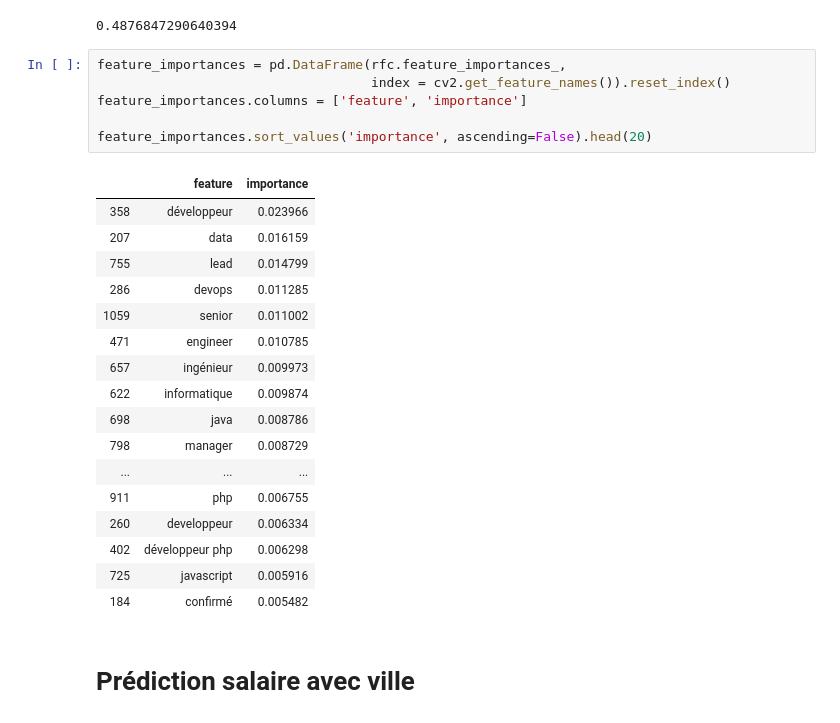
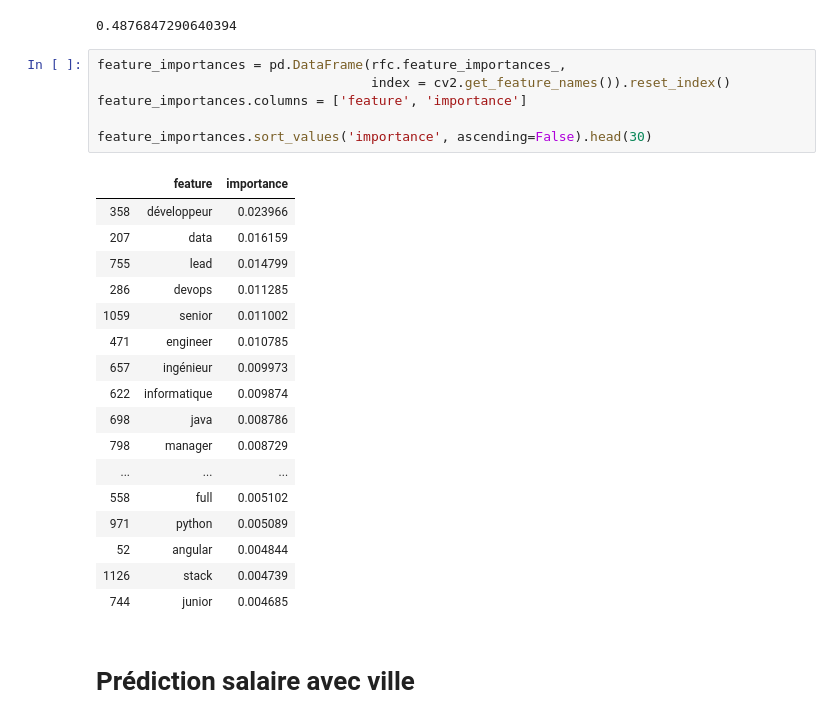
Before and after one commit to Biolfa/PROJET-ML---INDEED, a Jupyter notebook: pre_processing.ipynb, the cells around one changed output. Saved outputs shown, nothing was run; the diff lists cells and outputs as text.

```diff
--- a/pre_processing.ipynb
+++ b/pre_processing.ipynb
@@ -655,27 +655,27 @@ rfc.score(X_test2,y_test2)
 # %%
 feature_importances = pd.DataFrame(rfc.feature_importances_,
                                    index = cv2.get_feature_names()).reset_index()
 feature_importances.columns = ['feature', 'importance']
 
-feature_importances.sort_values('importance', ascending=False).head(20)
+feature_importances.sort_values('importance', ascending=False).head(30)
 # %% [output]
 |  | feature | importance |
 | 358 | développeur | 0.023966 |
 | 207 | data | 0.016159 |
 | 755 | lead | 0.014799 |
 | 286 | devops | 0.011285 |
 | 1059 | senior | 0.011002 |
 | 471 | engineer | 0.010785 |
 | 657 | ingénieur | 0.009973 |
 | 622 | informatique | 0.009874 |
 | 698 | java | 0.008786 |
 | 798 | manager | 0.008729 |
 | ... | ... | ... |
-| 911 | php | 0.006755 |
-| 260 | developpeur | 0.006334 |
-| 402 | développeur php | 0.006298 |
-| 725 | javascript | 0.005916 |
-| 184 | confirmé | 0.005482 |
+| 558 | full | 0.005102 |
+| 971 | python | 0.005089 |
+| 52 | angular | 0.004844 |
+| 1126 | stack | 0.004739 |
+| 744 | junior | 0.004685 |
 # %% [markdown]
 # Prédiction salaire avec ville
 # %%
```
Also changed, not shown: parts of 55 cells of this notebook.
